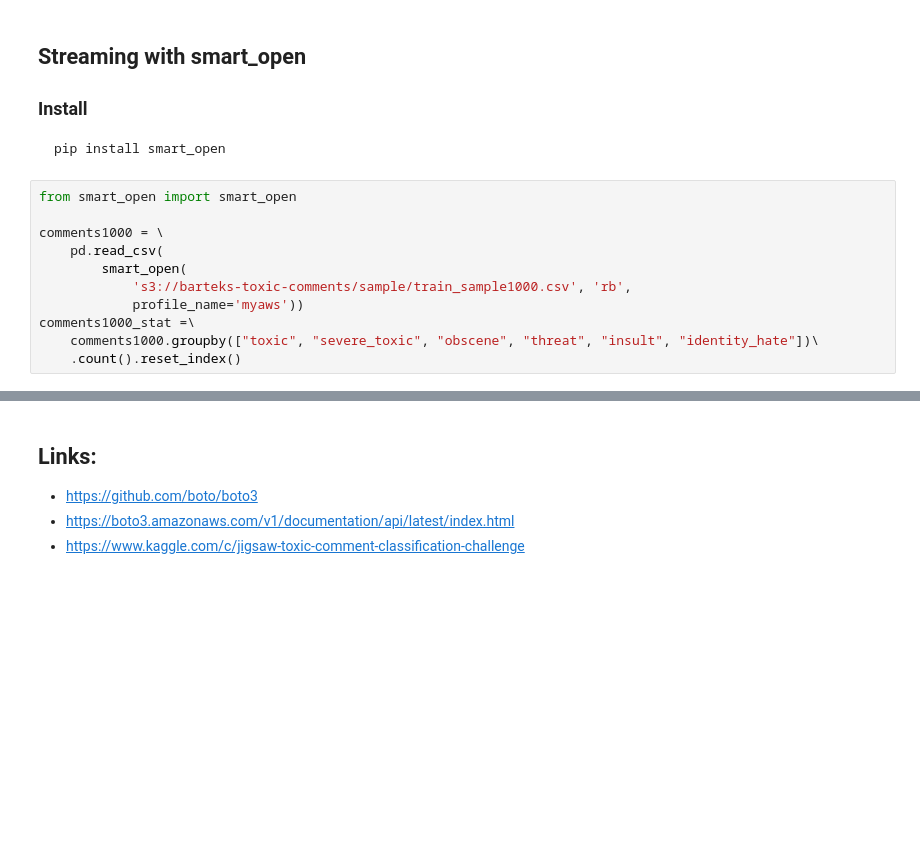
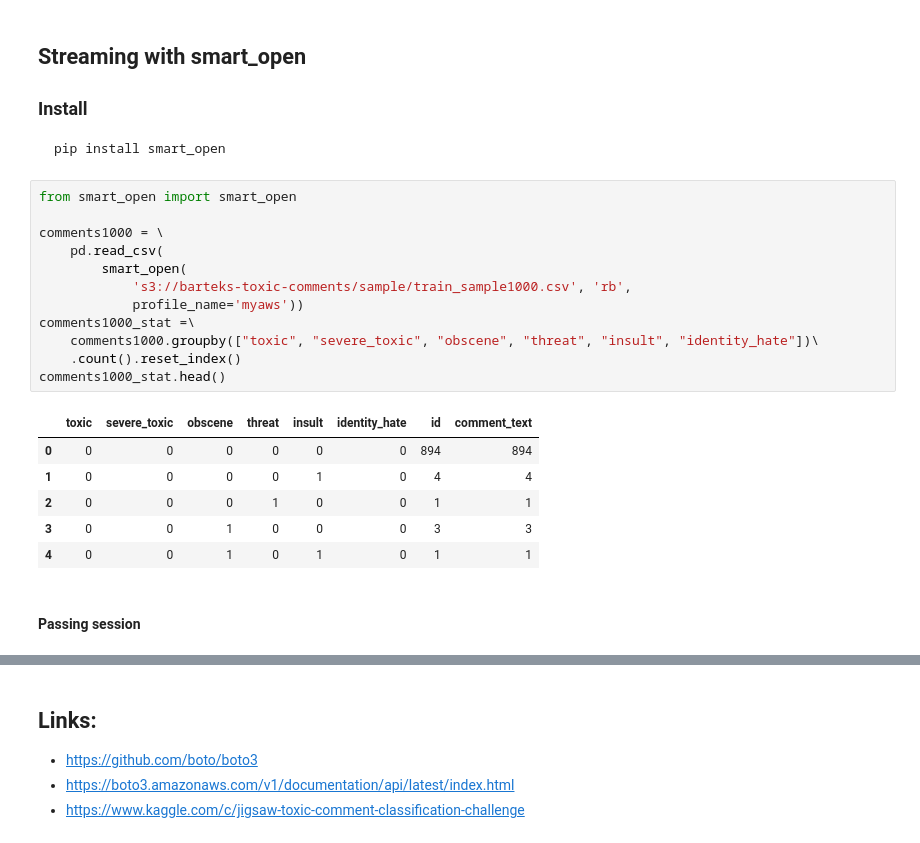
Before and after one commit to bartek-blog/bartek-blog.github.io, a Jupyter notebook: jupyter/2018-09-11-AWS-CLI-And-S3.ipynb, the cells around one changed output, grey strips where cells are left out. Cells and saved outputs as stored; diff of their text form; blank space fills up the shorter version.

```diff
--- a/jupyter/2018-09-11-AWS-CLI-And-S3.ipynb
+++ b/jupyter/2018-09-11-AWS-CLI-And-S3.ipynb
@@ -336,11 +359,21 @@ pip install smart_open
 # %%
 from smart_open import smart_open
 
 comments1000 = \
     pd.read_csv(
         smart_open(
             's3://barteks-toxic-comments/sample/train_sample1000.csv', 'rb',
             profile_name='myaws'))
 comments1000_stat =\
     comments1000.groupby(["toxic", "severe_toxic", "obscene", "threat", "insult", "identity_hate"])\
     .count().reset_index()
+comments1000_stat.head()
+# %% [output]
+|  | toxic | severe_toxic | obscene | threat | insult | identity_hate | id | comment_text |
+| 0 | 0 | 0 | 0 | 0 | 0 | 0 | 894 | 894 |
+| 1 | 0 | 0 | 0 | 0 | 1 | 0 | 4 | 4 |
+| 2 | 0 | 0 | 0 | 1 | 0 | 0 | 1 | 1 |
+| 3 | 0 | 0 | 1 | 0 | 0 | 0 | 3 | 3 |
+| 4 | 0 | 0 | 1 | 0 | 1 | 0 | 1 | 1 |
+# %% [markdown]
+#### Passing session
```
Also changed, not shown: parts of 13 cells of this notebook, 4 other files.
